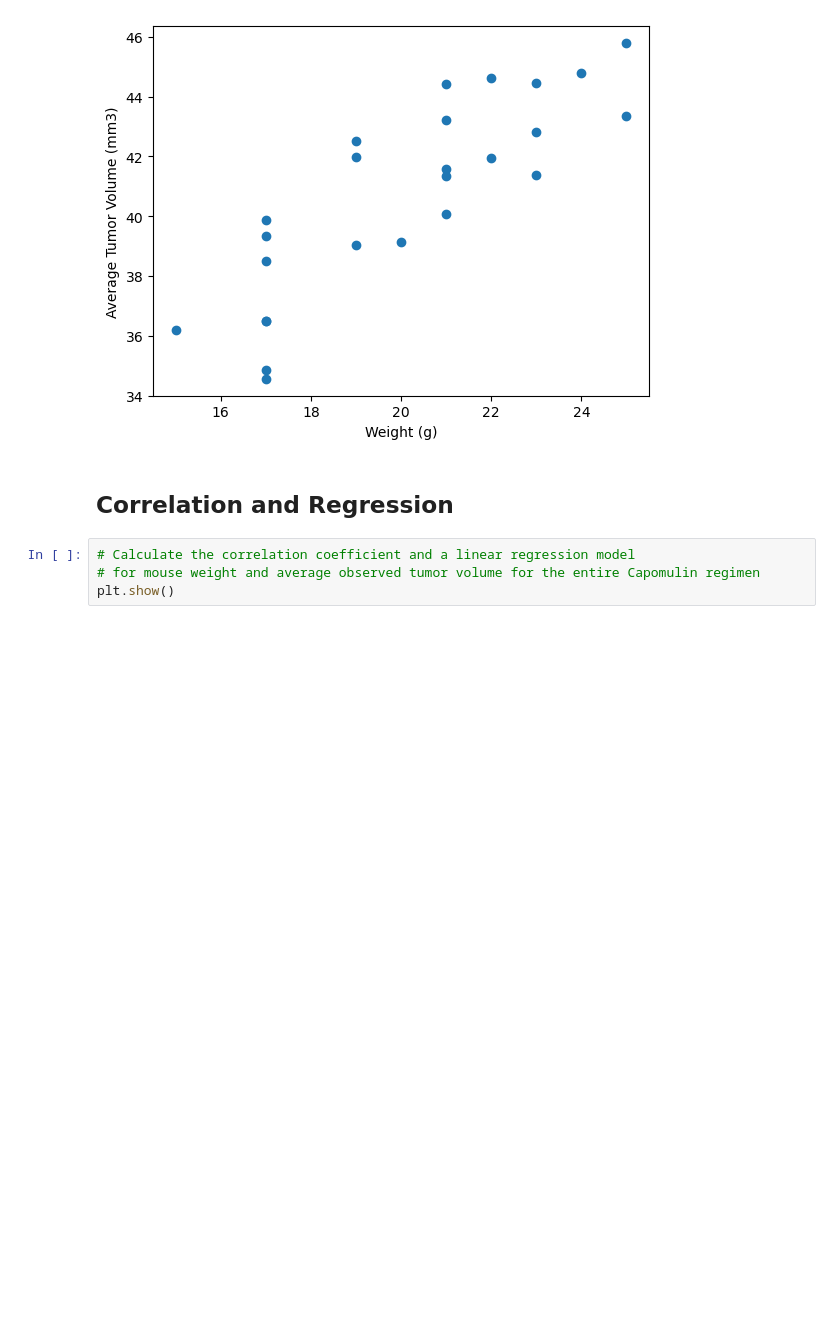
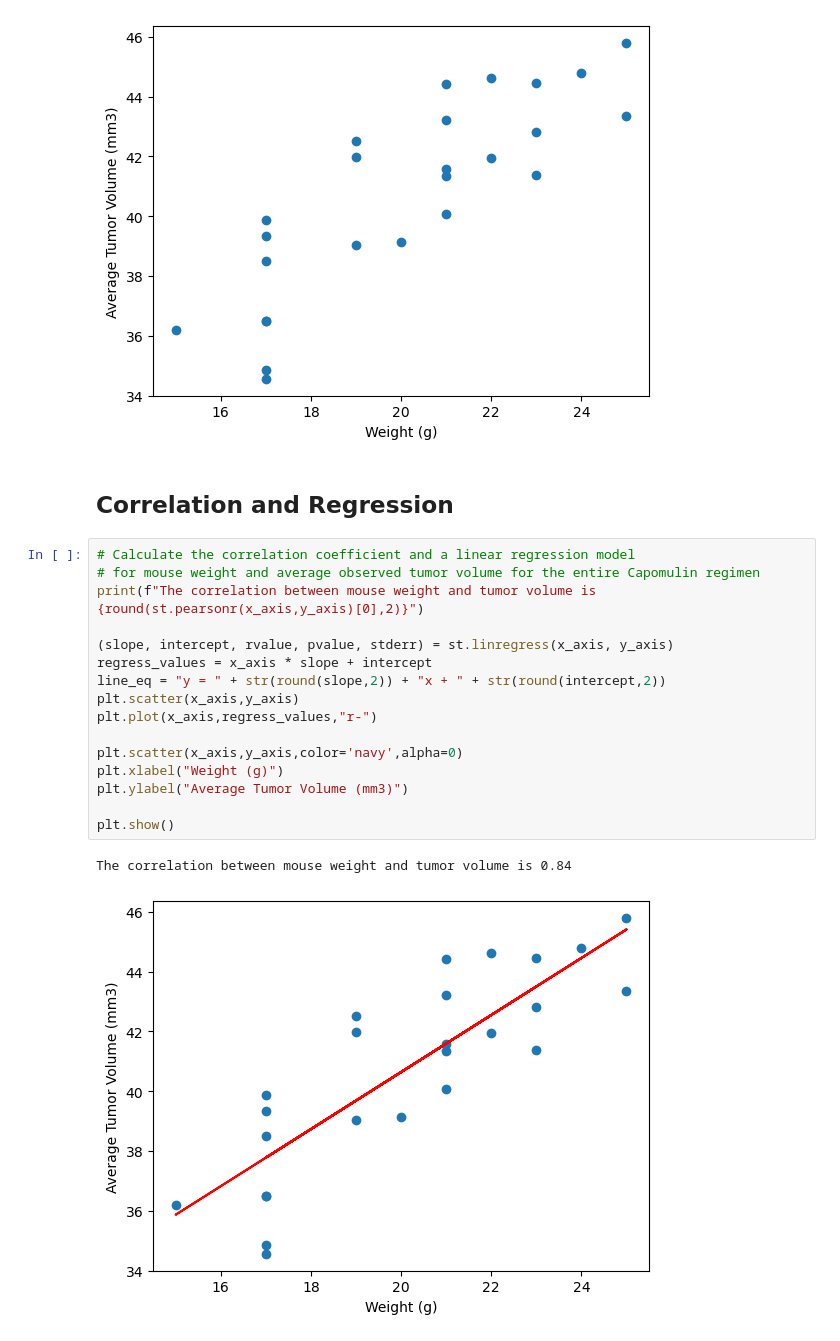
Before and after one commit to mattcalvrt/matplotlib-challenge, a Jupyter notebook: Pymaceuticals/pymaceuticals.ipynb, the cells around one changed output. Saved outputs shown, nothing was run; the diff lists cells and outputs as text; blank space fills up the shorter version.

```diff
--- a/Pymaceuticals/pymaceuticals.ipynb
+++ b/Pymaceuticals/pymaceuticals.ipynb
@@ -303,7 +305,22 @@ plt.show()
 [figure]
 # %% [markdown]
 ## Correlation and Regression
-# %%
-# Calculate the correlation coefficient and a linear regression model
-# for mouse weight and average observed tumor volume for the entire Capomulin regimen
-plt.show()
+# %%
+# Calculate the correlation coefficient and a linear regression model
+# for mouse weight and average observed tumor volume for the entire Capomulin regimen
+print(f"The correlation between mouse weight and tumor volume is {round(st.pearsonr(x_axis,y_axis)[0],2)}")
+
+(slope, intercept, rvalue, pvalue, stderr) = st.linregress(x_axis, y_axis)
+regress_values = x_axis * slope + intercept
+line_eq = "y = " + str(round(slope,2)) + "x + " + str(round(intercept,2))
+plt.scatter(x_axis,y_axis)
+plt.plot(x_axis,regress_values,"r-")
+
+plt.scatter(x_axis,y_axis,color='navy',alpha=0)
+plt.xlabel("Weight (g)")
+plt.ylabel("Average Tumor Volume (mm3)")
+
+plt.show()
+# %% [output]
+The correlation between mouse weight and tumor volume is 0.84
+[figure, added]
```
Also changed, not shown: parts of 3 cells of this notebook.
